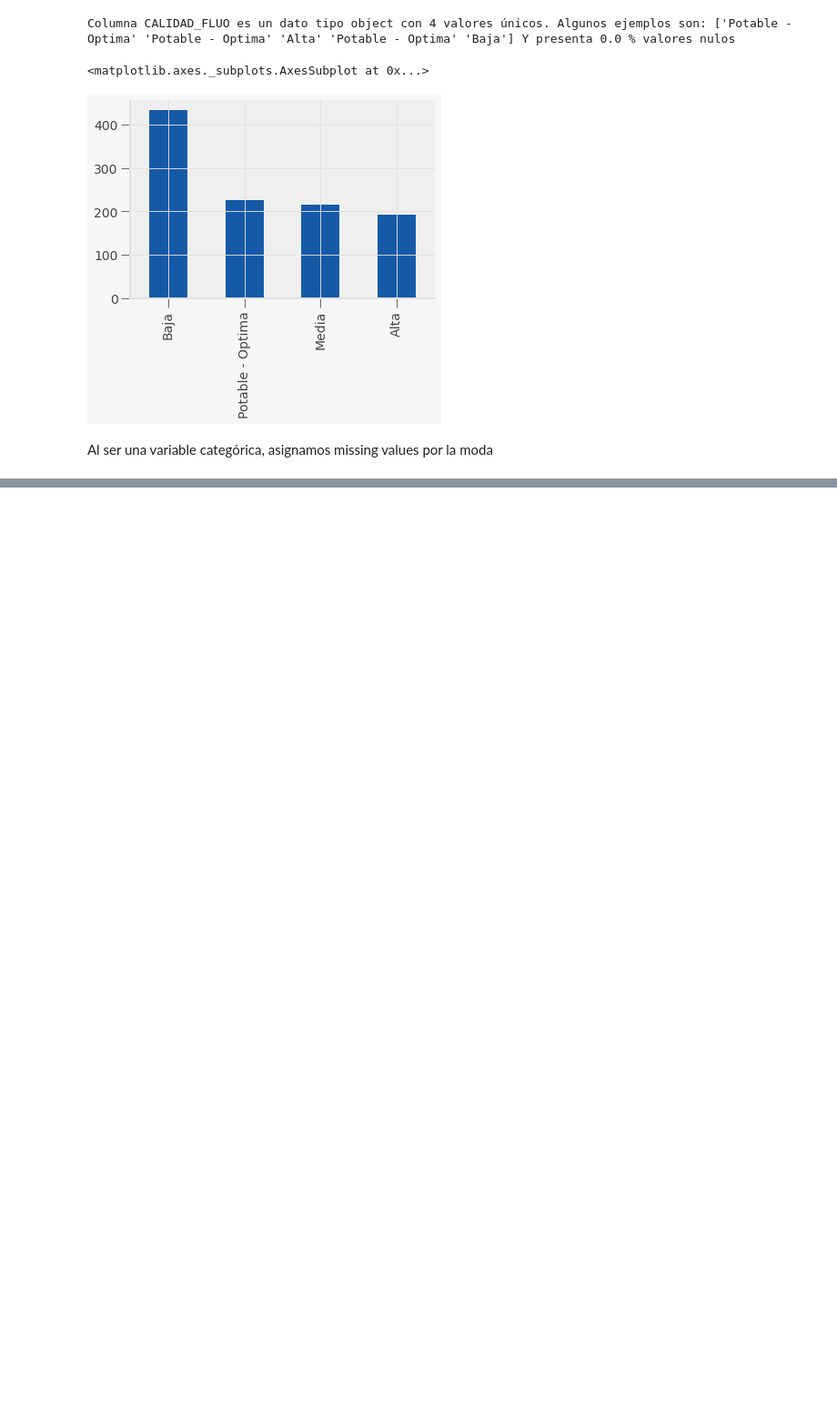
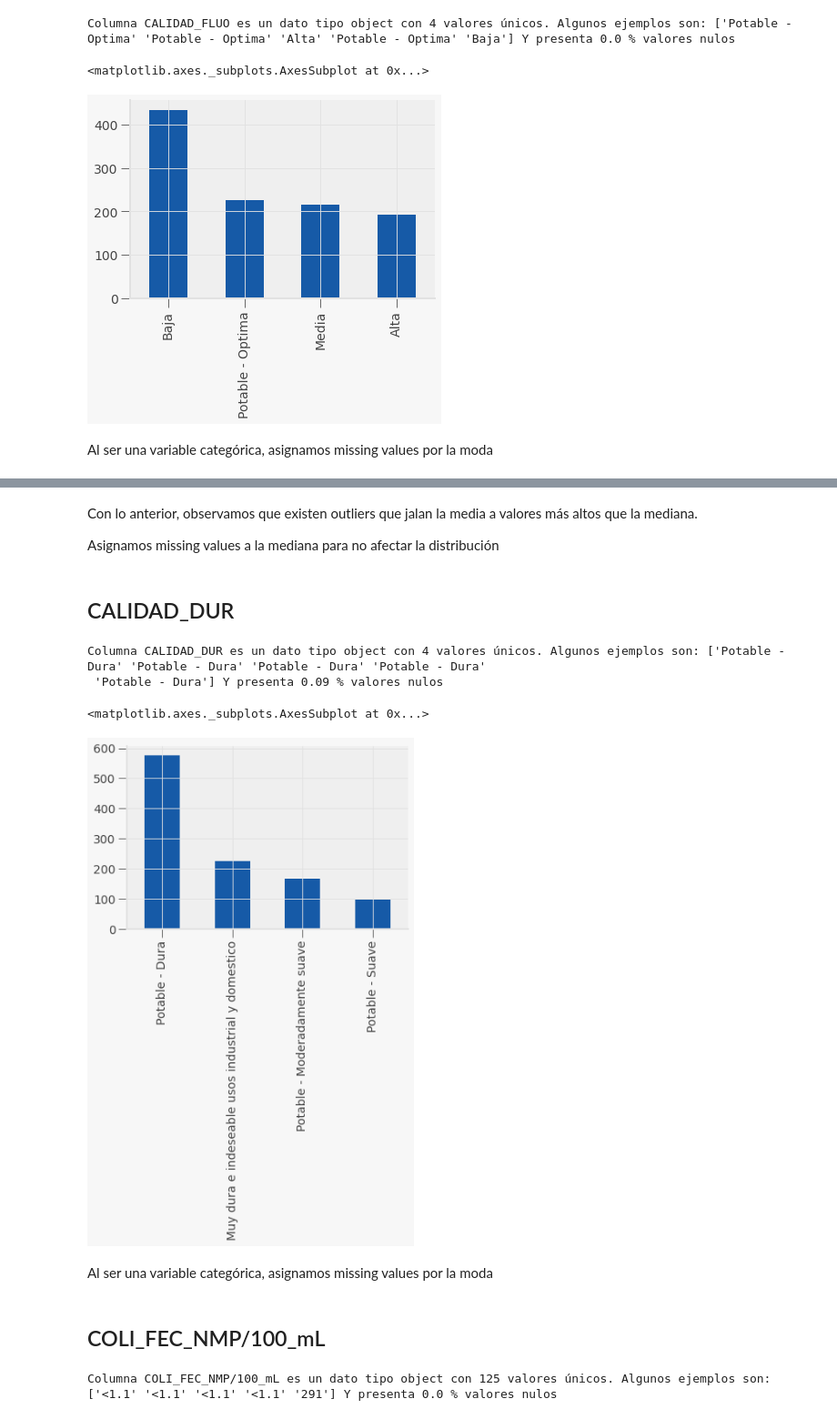
Before and after one commit to PosgradoMNA/actividades-del-projecto-equipo_88, a Jupyter notebook: Reto_Eq_88.ipynb, the cells around one changed output, grey strips where cells are left out. Shown at 91% size. Drawn from its saved outputs; the diff is of its cells as text; code cells hidden in the pictures; blank space fills up the shorter version.

```diff
--- a/Reto_Eq_88.ipynb
+++ b/Reto_Eq_88.ipynb
@@ -693,0 +726,24 @@ df[variable] = df[variable].fillna(value=valor) ## Asignación a valores nulos
+# %% [markdown]
+Con lo anterior, observamos que existen outliers que jalan la media a valores más altos que la mediana.
+
+Asignamos missing values a la mediana para no afectar la distribución
+# %%
+valor = df[variable].median()
+df[variable] = df[variable].fillna(value=valor) ## Asignación a valores nulos
+# %% [markdown]
+## CALIDAD_DUR
+# %%
+variable = 'CALIDAD_DUR'
+# %%
+for i in df[[variable]]:
+  print('Columna ' + str(i) + ' es un dato tipo ' +  str(df.dtypes[i]) + ' con ' + str(df[i].nunique()) + ' valores únicos. ' + 'Algunos ejemplos son: ' + str(np.array(df.loc[:,i][0:5])) + ' Y presenta ' + str(round((df[i].isna().sum()/df[i].count())*100,2)) +' % valores nulos' )
+# %% [output]
+Columna CALIDAD_DUR es un dato tipo object con 4 valores únicos. Algunos ejemplos son: ['Potable - Dura' 'Potable - Dura' 'Potable - Dura' 'Potable - Dura'
+ 'Potable - Dura'] Y presenta 0.09 % valores nulos
+# %%
+df[variable].value_counts().head(5).plot(kind='bar')
+# %% [output]
+<matplotlib.axes._subplots.AxesSubplot at 0x...>
+[figure, added]
+# %% [markdown]
+Al ser una variable categórica, asignamos missing values por la moda
@@ -693,0 +753,2 @@ df[variable] = df[variable].fillna(value=valor) ## Asignación a valores nulos
+# %% [markdown]
+## COLI_FEC_NMP/100_mL
@@ -693,0 +757,5 @@ df[variable] = df[variable].fillna(value=valor) ## Asignación a valores nulos
+# %%
+for i in df[[variable]]:
+  print('Columna ' + str(i) + ' es un dato tipo ' +  str(df.dtypes[i]) + ' con ' + str(df[i].nunique()) + ' valores únicos. ' + 'Algunos ejemplos son: ' + str(np.array(df.loc[:,i][0:5])) + ' Y presenta ' + str(round((df[i].isna().sum()/df[i].count())*100,2)) +' % valores nulos' )
+# %% [output]
+Columna COLI_FEC_NMP/100_mL es un dato tipo object con 125 valores únicos. Algunos ejemplos son: ['<1.1' '<1.1' '<1.1' '<1.1' '291'] Y presenta 0.0 % valores nulos
```
Also changed, not shown: parts of 299 cells of this notebook.
